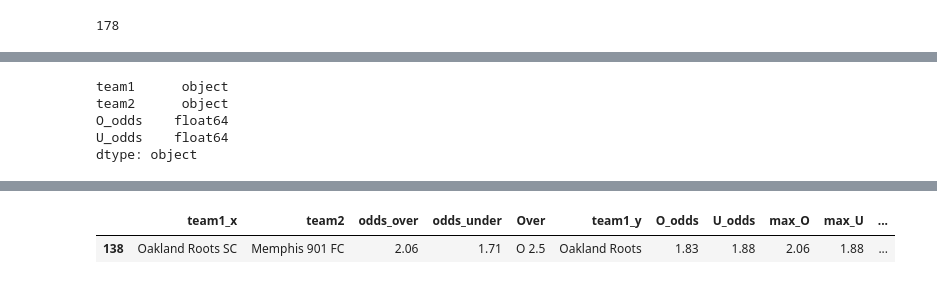
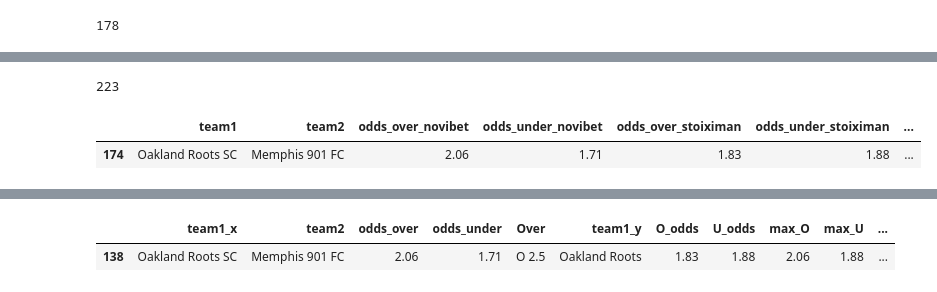
Before and after one commit to panagiotisgia/arbitage_betting, a Jupyter notebook: calc.ipynb, the cells around one changed output, grey strips where cells are left out. Drawn from its saved outputs; the diff is of its cells as text; code cells hidden in the pictures.

```diff
--- a/calc.ipynb
+++ b/calc.ipynb
@@ -92,11 +76,55 @@ merged_df
-# %%
-football_stoiximan.dtypes
-# %% [output]
-team1      object
-team2      object
-O_odds    float64
-U_odds    float64
-dtype: object
+# %%
+from fuzzywuzzy import fuzz
+
+from fuzzywuzzy import fuzz
+
+matches = []
+for index, row in football_novibet.iterrows():
+    team1_novibet = row['team1']
+    team2_novibet = row['team2']
+    team1_stoiximan = football_stoiximan.loc[football_stoiximan['team1'].apply(lambda x: fuzz.token_sort_ratio(x, team1_novibet)) > 80, 'team1'].values
+    team2_stoiximan = football_stoiximan.loc[football_stoiximan['team2'].apply(lambda x: fuzz.token_sort_ratio(x, team2_novibet)) > 80, 'team2'].values
+
+    if len(team1_stoiximan) > 0 and len(team2_stoiximan) > 0:
+        # both team names are similar in both dataframes
+        # create a dictionary with the data and append it to the matches list
+        match = {
+            'team1': team1_novibet,
+            'team2': team2_novibet,
+            'odds_over_novibet': row['odds_over'],
+            'odds_under_novibet': row['odds_under'],
+        }
+
+        # check if there is a match in football_stoiximan
+        matching_row = football_stoiximan[(football_stoiximan['team1'] == team1_stoiximan[0]) & (football_stoiximan['team2'] == team2_stoiximan[0])]
+        if len(matching_row) > 0:
+            # there is a match, add the odds values to the dictionary
+            match['odds_over_stoiximan'] = matching_row['O_odds'].values[0]
+            match['odds_under_stoiximan'] = matching_row['U_odds'].values[0]
+
+            matches.append(match)
+        else:
+            # no match, skip this row
+            continue
+
+# create a new dataframe with the matched data
+merged_df_lev = pd.DataFrame(matches)
+# %%
+len(merged_df_lev)
+# %% [output]
+223
+# %%
+merged_df_lev['max_O'] = merged_df_lev.apply(lambda row: max(row['odds_over_novibet'], row['odds_over_stoiximan']), axis=1)
+merged_df_lev['max_U'] = merged_df_lev.apply(lambda row: max(row['odds_under_novibet'], row['odds_under_stoiximan']), axis=1)
+
+merged_df_lev['arb'] = 1/merged_df_lev['max_O'] + 1/merged_df_lev['max_U']
+# %%
+mask = (merged_df_lev['arb'] >= 0.2) & (merged_df_lev['arb'] <= 1.03)
+result_df = merged_df_lev[mask]
+result_df
+# %% [output]
+|  | team1 | team2 | odds_over_novibet | odds_under_novibet | odds_over_stoiximan | odds_under_stoiximan | ... |
+| 174 | Oakland Roots SC | Memphis 901 FC | 2.06 | 1.71 | 1.83 | 1.88 | ... |
 # %%
 merged_df['max_O'] = merged_df.apply(lambda row: max(row['odds_over'], row['O_odds']), axis=1)
 merged_df['max_U'] = merged_df.apply(lambda row: max(row['odds_under'], row['U_odds']), axis=1)
```
Also changed, not shown: parts of 1 cell of this notebook.
